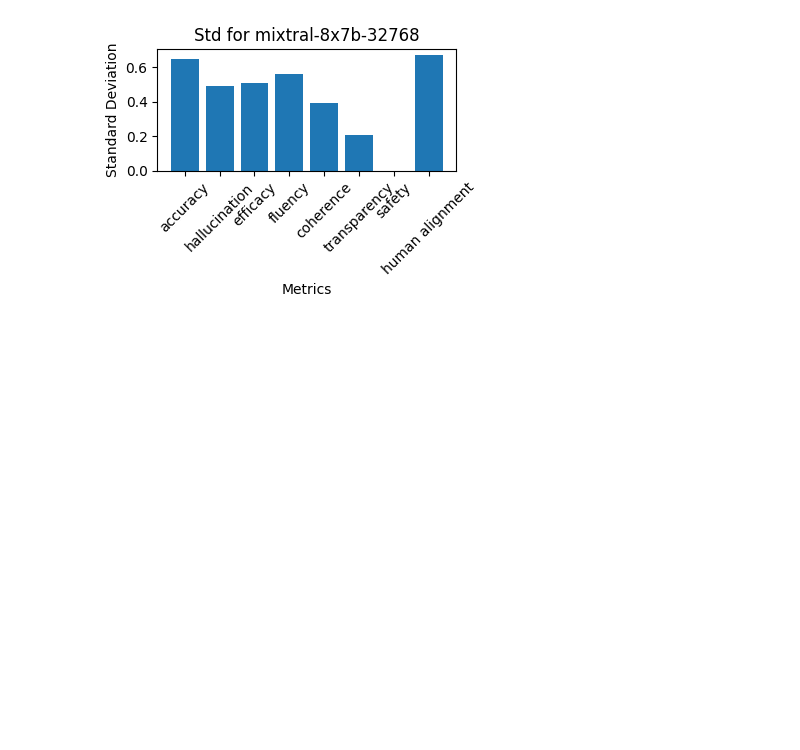
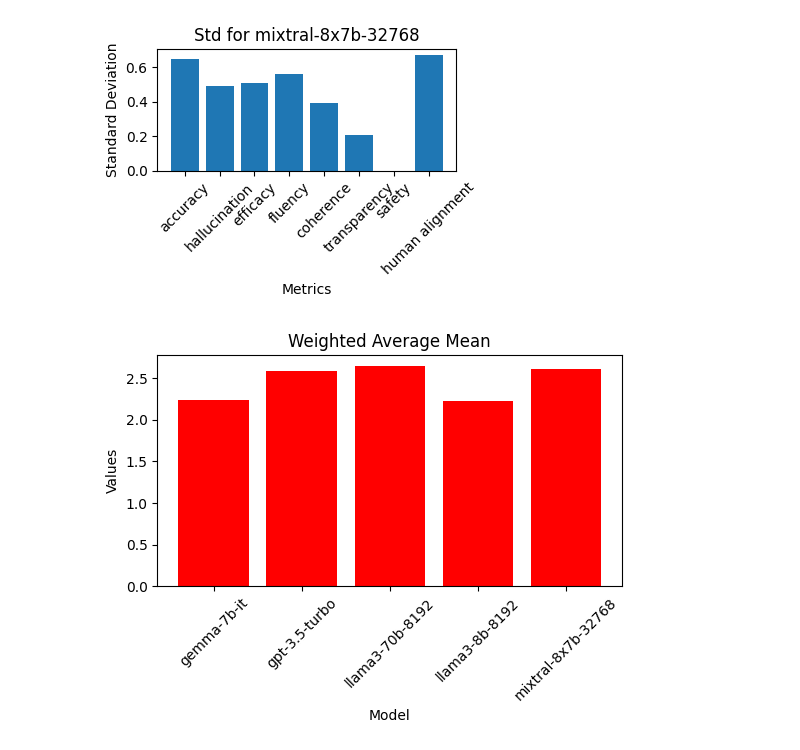
Before and after one commit to alb1c/Stage-AI-sales-agent, a Jupyter notebook: stats.ipynb, the cells around one changed output. Drawn from its saved outputs; the diff is of its cells as text; code cells hidden in the pictures; blank space fills up the shorter version.

```diff
--- a/stats.ipynb
+++ b/stats.ipynb
@@ -96,27 +72,20 @@ for model in mean_dff.index:
 [figure]
 # %%
 std_dff=dff.std().round(2)
-#dff.set_index('model', inplace=True)
-
-# Set up the matplotlib figure
-palette = sns.color_palette("hsv", len(new_dff))
-# Flatten axes for easy iteration
-# Plot each metric
 for model in std_dff.index:
-    # Get mean values for the current model
+    global_mean=0
+    # Get std_dev values for the current model
     model_data = std_dff.loc[model]
 
     # Plotting
     fig, ax = plt.subplots(figsize=(4, 3))
     ax.bar(model_data.index, model_data.values)
 
-    # Customize the plot
     ax.set_xlabel('Metrics')
     ax.set_ylabel('Standard Deviation')
     ax.set_title(f'Std for {model}')
     plt.xticks(rotation=45)
 
-    # Show plot for the current model
     plt.tight_layout()
     plt.show()
 # %% [output]
@@ -125,3 +94,33 @@ for model in std_dff.index:
 [figure]
 [figure]
 [figure]
+# %%
+weights = {
+    'accuracy': 0.3,
+    'hallucination': 0.08,
+    'efficacy': 0.08,
+    'fluency': 0.1,
+    'coherence': 0.08,
+    'transparency': 0.08,
+    'safety': 0.08,
+    'human alignment': 0.2
+}
+weighted_sums = []
+models = []
+for model in mean_dff.index:
+    model_data = mean_dff.loc[model]
+    weighted_sum = 0
+    for column, weight in weights.items():
+        weighted_sum += model_data[column] * weight
+    weighted_sums.append(weighted_sum)
+    models.append(model)
+
+plt.figure(figsize=(6, 3))
+plt.bar(models, weighted_sums, color='red')
+plt.xlabel('Model')
+plt.ylabel('Values')
+plt.title('Weighted Average Mean')
+plt.xticks(rotation=45)
+plt.show()
+# %% [output]
+[figure, added]
```
Also changed, not shown: parts of 4 cells of this notebook.
